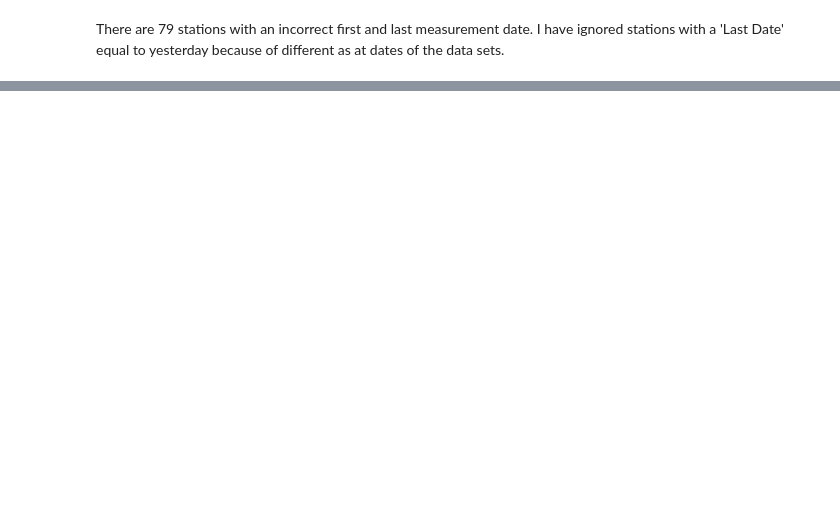
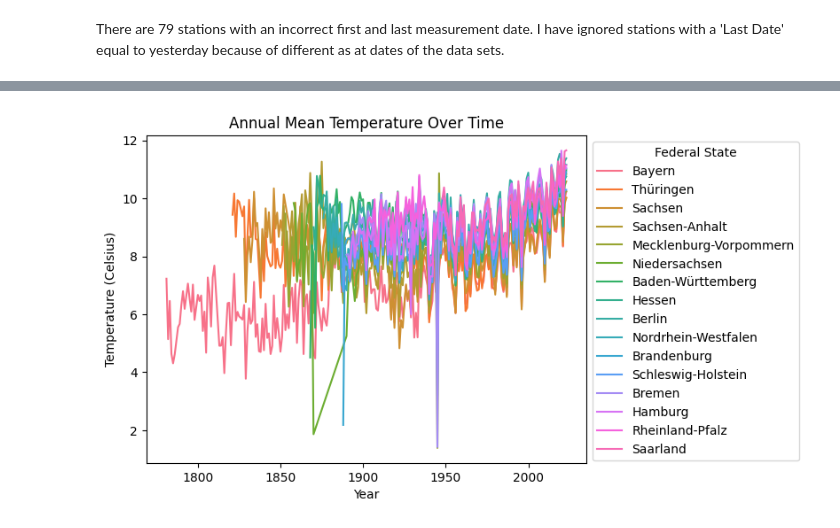
Before and after one commit to hkoenicke/UCDPA_HeikeKoenicke, a Jupyter notebook: WeatherData.ipynb, the cells around one changed output, grey strips where cells are left out. Drawn from its saved outputs; the diff is of its cells as text; code cells hidden in the pictures; blank space fills up the shorter version.

```diff
--- a/WeatherData.ipynb
+++ b/WeatherData.ipynb
@@ -446,0 +470,12 @@ df_weather_stations.drop(['min','max','First Date New','Last Date New'], axis=1,
+# %%
+df_annual_mean_federal_states = df_climate.groupby([df_climate['Date'].dt.year,'Federal State'])[['WindGustMax','WindSpeed','Precipitation','SunshineDuration','SnowDepth','Clouds','VaporPressure','Pressure','Temperature','Humidity','TempMax','TempMin','TempMinGround']].mean(numeric_only=True)
+# %%
+# plot
+ax = sns.lineplot(x='Date',y='Temperature',data=df_annual_mean_federal_states,hue='Federal State')
+sns.move_legend(ax, "upper left", bbox_to_anchor=(1, 1))
+plt.title('Annual Mean Temperature Over Time')
+plt.xlabel('Year')
+plt.ylabel('Temperature (Celsius)')
+plt.show()
+# %% [output]
+[figure, added]
```
Also changed, not shown: parts of 17 cells of this notebook.
